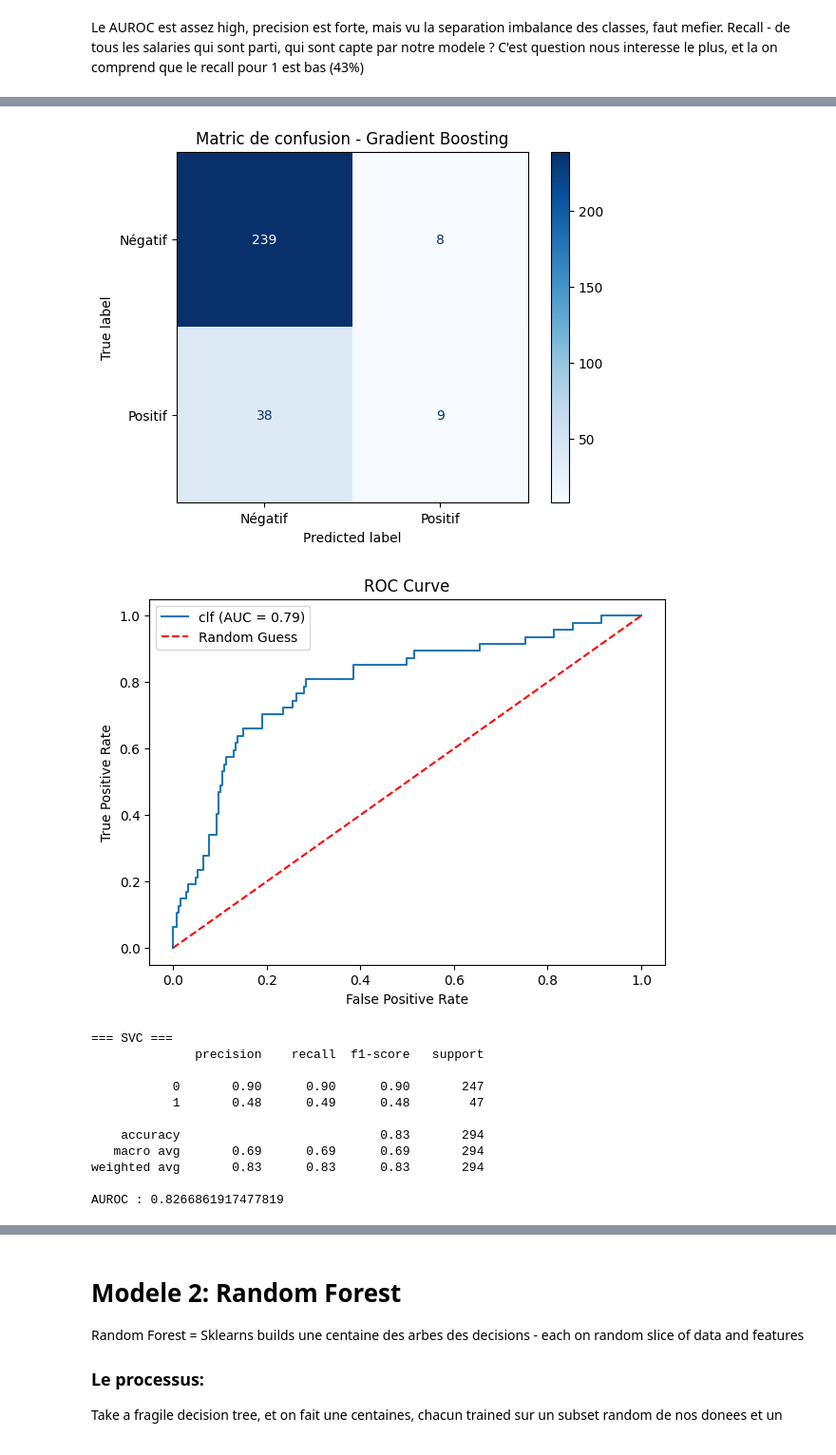
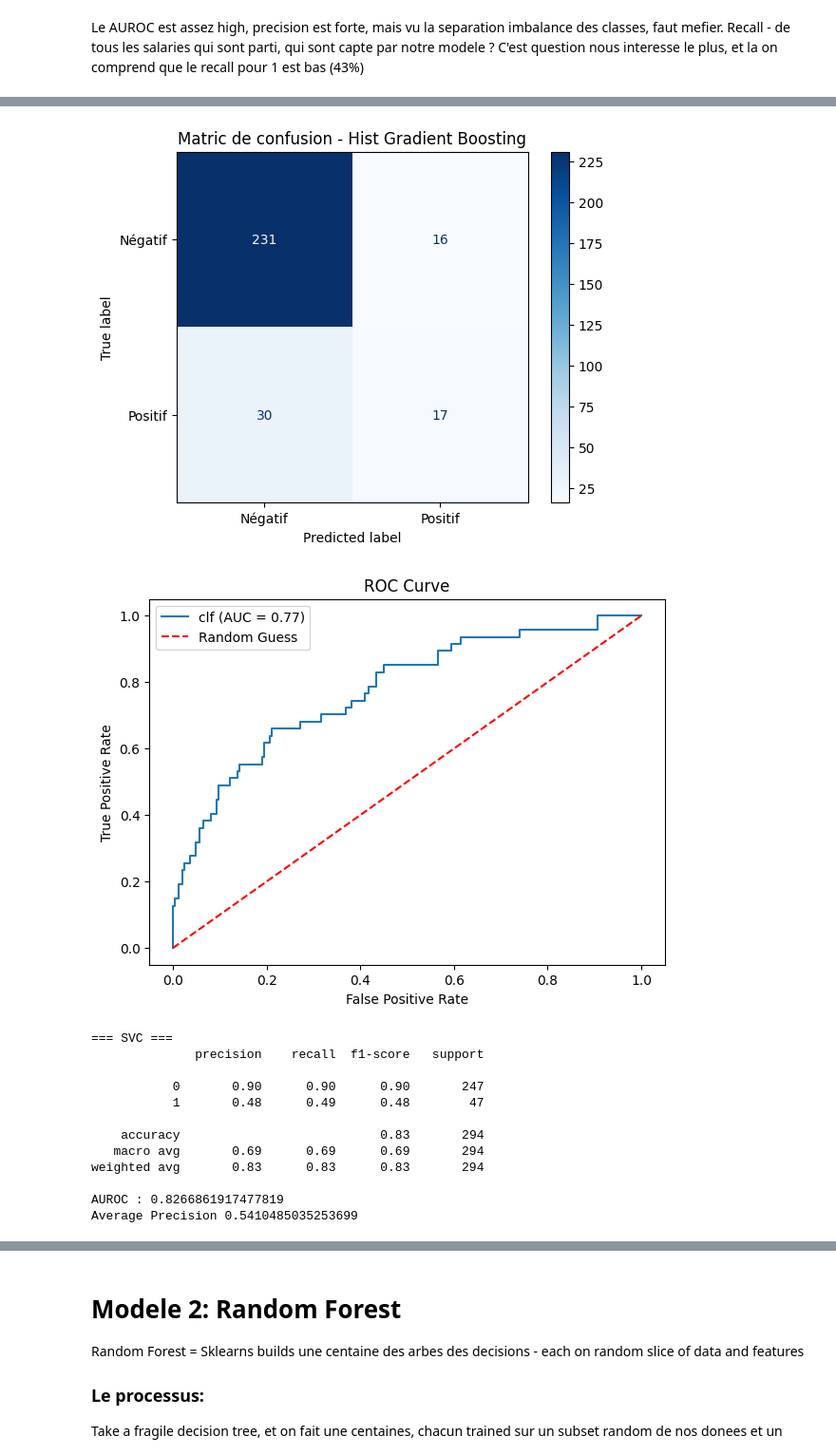
Before and after one commit to ankim21/attrition_ds_esn, a Jupyter notebook: P3.ipynb, the cells around one changed output, grey strips where cells are left out. Shown at 95% size. Drawn from its saved outputs; the diff is of its cells as text; code cells hidden in the pictures.

```diff
--- a/P3.ipynb
+++ b/P3.ipynb
@@ -1139,13 +1115,13 @@ AUROC : 0.8376259798432251
 Le AUROC est assez high, precision est forte, mais vu la separation imbalance des classes, faut mefier.
 Recall - de tous les salaries qui sont parti, qui sont capte par notre modele ? C'est question nous interesse le plus, et la on comprend que le recall pour 1 est bas (43%)
 # %%
-from sklearn.ensemble import RandomForestClassifier, GradientBoostingClassifier
+from sklearn.ensemble import RandomForestClassifier, HistGradientBoostingClassifier
 from sklearn.svm import SVC
-from sklearn.metrics import classification_report, roc_auc_score
+from sklearn.metrics import classification_report, roc_auc_score, average_precision_score
 
 # For SVC , comme pour LogRef, on utilise X_train_scaled
 models = {"Random Forest": RandomForestClassifier(class_weight='balanced', random_state=42),
-    "Gradient Boosting": GradientBoostingClassifier(random_state=42),
+    "Hist Gradient Boosting": HistGradientBoostingClassifier(class_weight='balanced',random_state=42), #pas juste Gradient, car on a besoin class_weight, qui n'existe pas dans Gradient
     "SVC": SVC(class_weight='balanced', probability=True, random_state=42),
 }
 
@@ -1157,6 +1133,7 @@ for name, model in models.items():
     print(f"\n=== {name} ===")
     print(classification_report(y_test, y_pred))
     print("AUROC :", roc_auc_score(y_test, y_proba))
+    print("Average Precision", average_precision_score(y_test, y_proba))
     cm = confusion_matrix(y_test, y_pred)
     disp = ConfusionMatrixDisplay(confusion_matrix=cm, display_labels=['Négatif', 'Positif'])
     disp.plot(cmap="Blues")
@@ -1203,5 +1182,5 @@ AUROC : 0.7937806873977087
-[figure, old version]
+[figure, new version]
-[figure, old version]
+[figure, new version]
 === SVC ===
               precision    recall  f1-score   support
 
@@ -1213,6 +1192,7 @@ AUROC : 0.7937806873977087
 weighted avg       0.83      0.83      0.83       294
 
 AUROC : 0.8266861917477819
+Average Precision 0.5410485035253699
 [figure]
 [figure]
 # %% [markdown]
```
Also changed, not shown: parts of 30 cells of this notebook.
